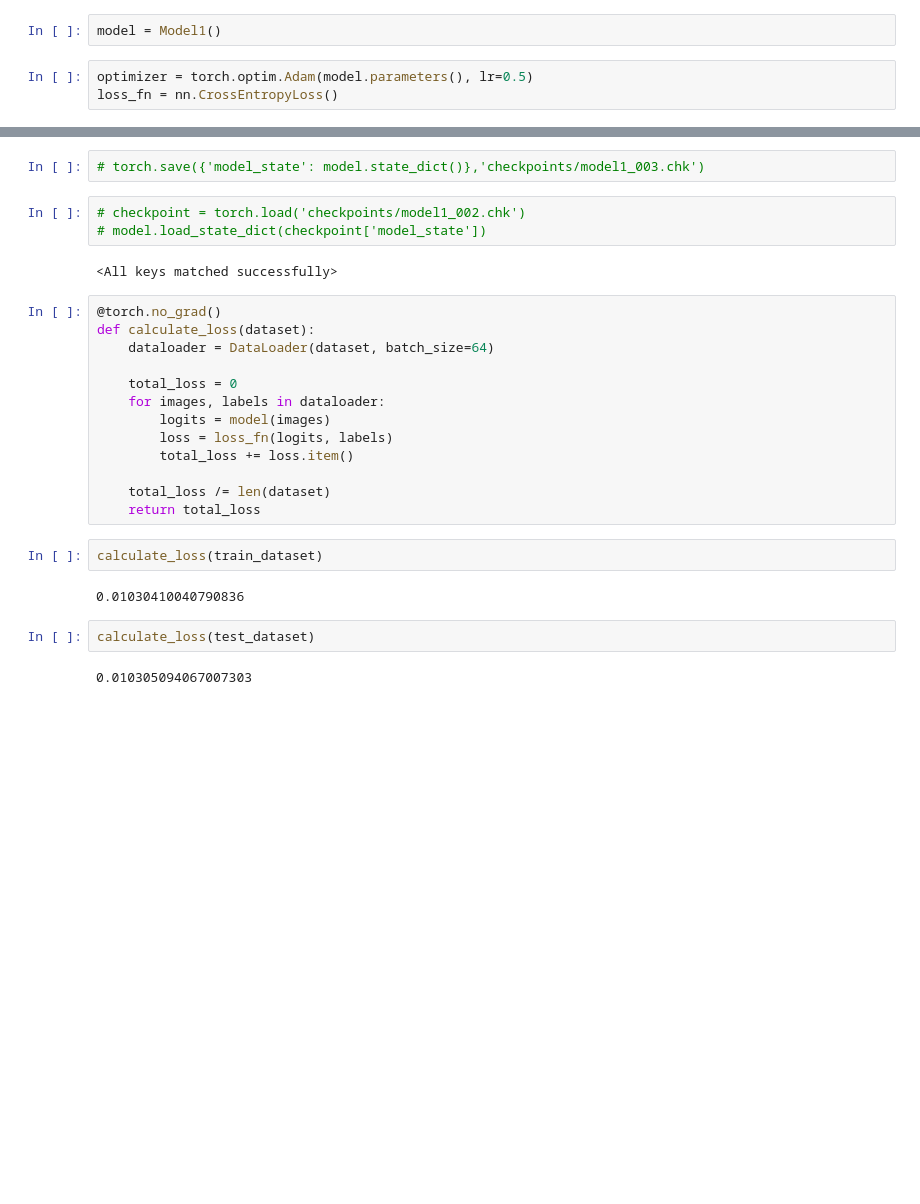
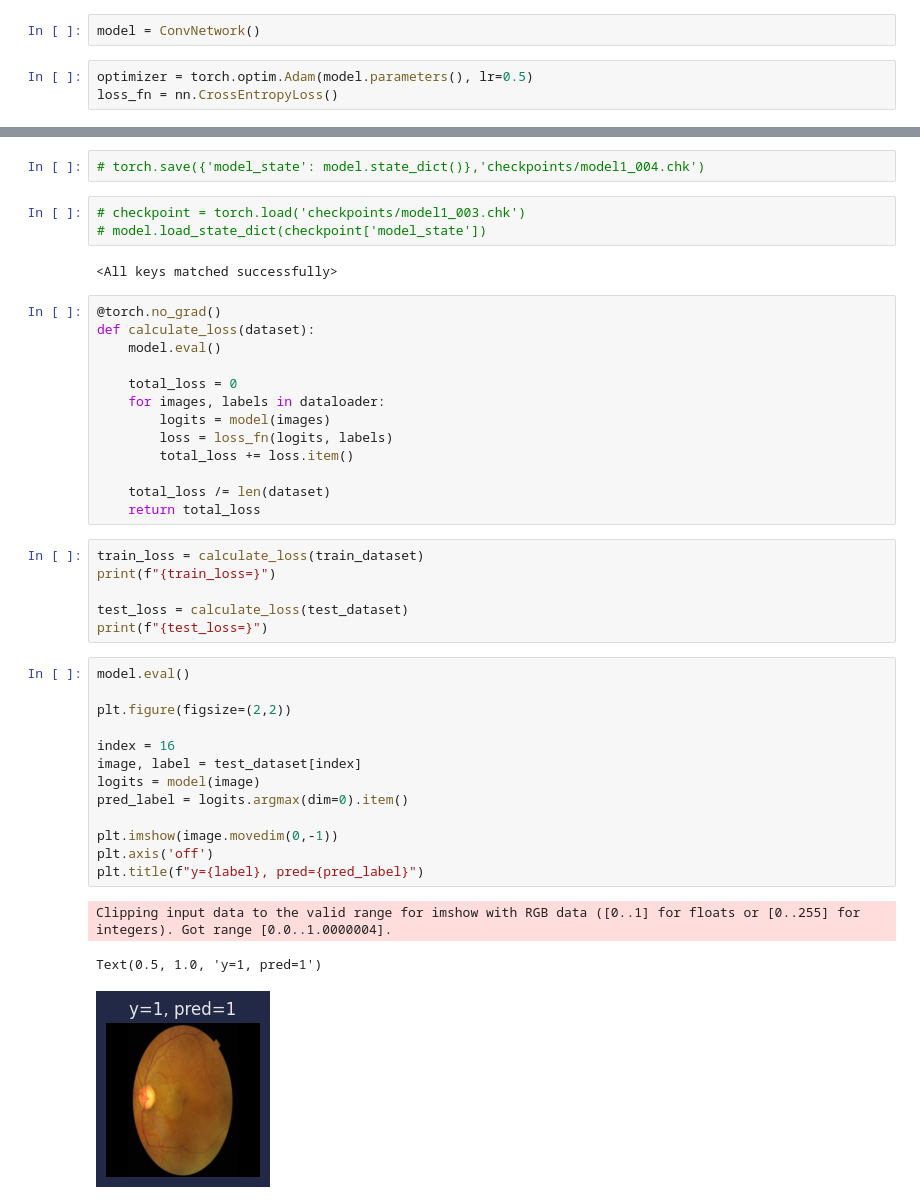
Before and after one commit to enix403/retinal_disease_detection, a Jupyter notebook: main.ipynb, the cells around one changed output, grey strips where cells are left out. Cells and saved outputs as stored; diff of their text form; blank space fills up the shorter version.

Commit message:
show test image

```diff
--- a/main.ipynb
+++ b/main.ipynb
@@ -41,5 +37,5 @@ train_dataloader = DataLoader(train_dataset, batch_size=64)
 # %%
-model = Model1()
+model = ConvNetwork()
 # %%
 optimizer = torch.optim.Adam(model.parameters(), lr=0.5)
 loss_fn = nn.CrossEntropyLoss()
@@ -76,14 +66,14 @@ Done
 # %%
-# torch.save({'model_state': model.state_dict()},'checkpoints/model1_003.chk')
+# torch.save({'model_state': model.state_dict()},'checkpoints/model1_004.chk')
 # %%
-# checkpoint = torch.load('checkpoints/model1_002.chk')
+# checkpoint = torch.load('checkpoints/model1_003.chk')
 # model.load_state_dict(checkpoint['model_state'])
 # %% [output]
 <All keys matched successfully>
 # %%
 @torch.no_grad()
 def calculate_loss(dataset):
-    dataloader = DataLoader(dataset, batch_size=64)
+    model.eval()
 
     total_loss = 0
     for images, labels in dataloader:
@@ -94,10 +84,25 @@ def calculate_loss(dataset):
     total_loss /= len(dataset)
     return total_loss
 # %%
-calculate_loss(train_dataset)
+train_loss = calculate_loss(train_dataset)
+print(f"{train_loss=}")
+
+test_loss = calculate_loss(test_dataset)
+print(f"{test_loss=}")
-# %% [output]
-0.01030410040790836
-# %%
-calculate_loss(test_dataset)
-# %% [output]
-0.010305094067007303
+# %%
+model.eval()
+
+plt.figure(figsize=(2,2))
+
+index = 16
+image, label = test_dataset[index]
+logits = model(image)
+pred_label = logits.argmax(dim=0).item()
+
+plt.imshow(image.movedim(0,-1))
+plt.axis('off')
+plt.title(f"y={label}, pred={pred_label}")
+# %% [output]
+Clipping input data to the valid range for imshow with RGB data ([0..1] for floats or [0..255] for integers). Got range [0.0..1.0000004].
+Text(0.5, 1.0, 'y=1, pred=1')
+[figure, added]
```
Also changed, not shown: parts of 3 cells of this notebook, 3 other files.
